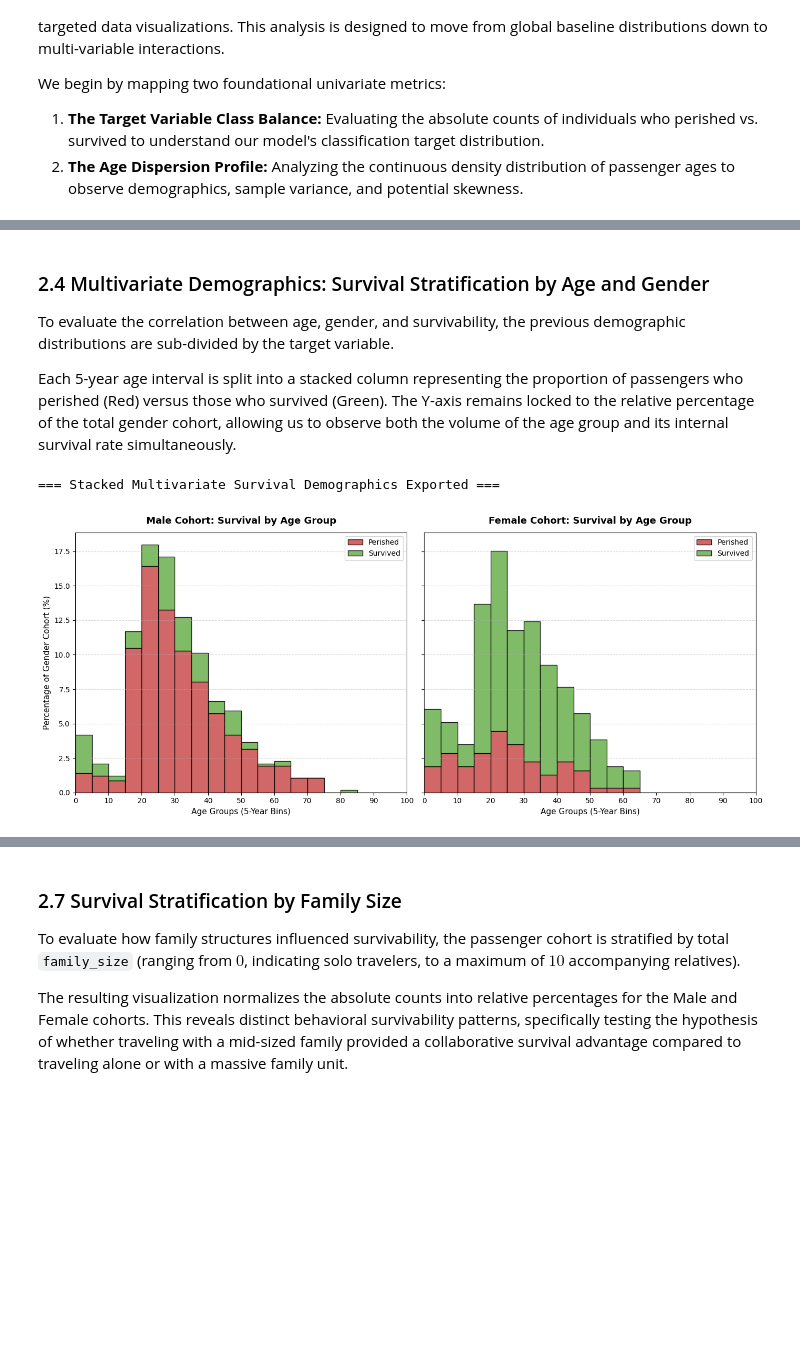
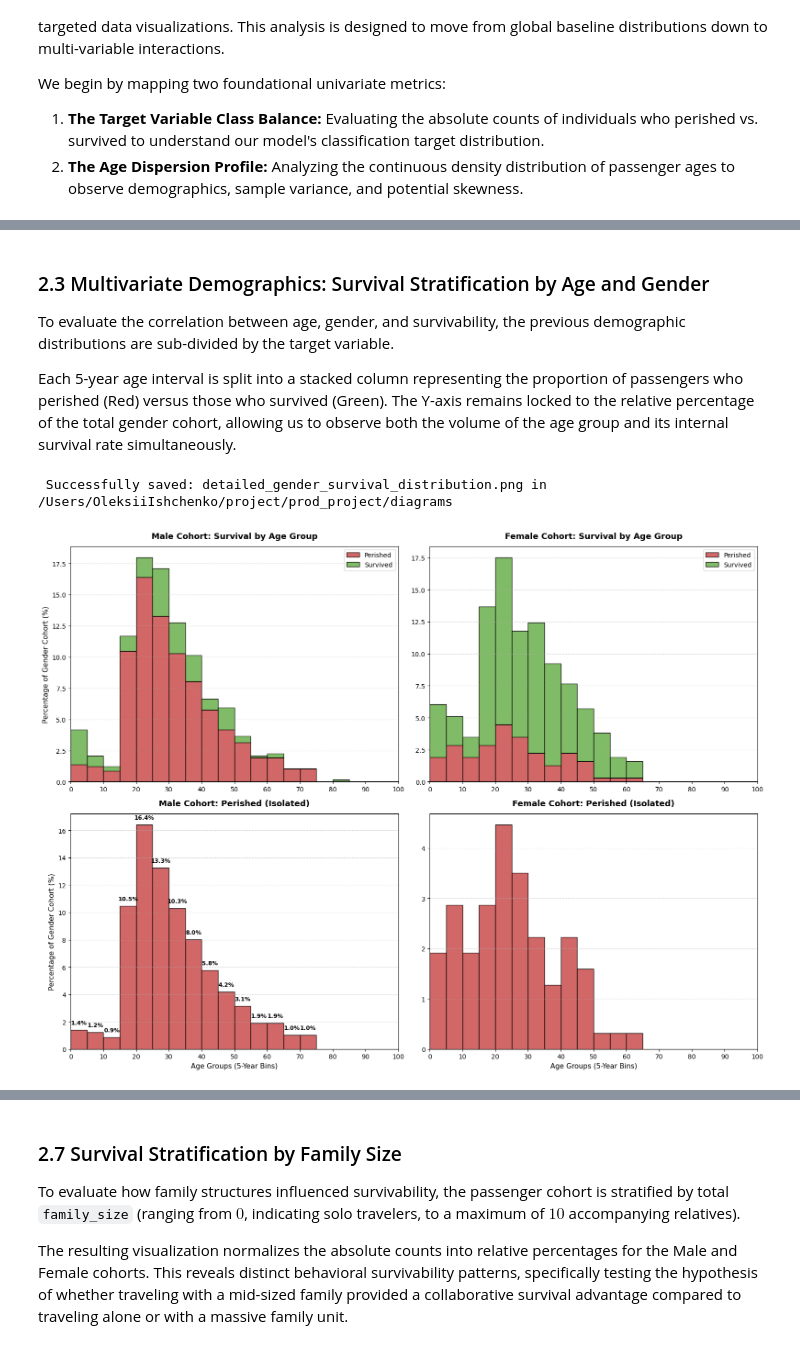
Before and after one commit to oishchen42/MLOps_course, a Jupyter notebook: notebook/week1_titanic1.ipynb, the cells around one changed output, grey strips where cells are left out. Cells and saved outputs as stored; diff of their text form; code cells hidden in the pictures; blank space fills up the shorter version.

Commit message:
add: succincter version for week1 + update README

```diff
--- a/notebook/week1_titanic1.ipynb
+++ b/notebook/week1_titanic1.ipynb
@@ -23,9 +23,13 @@ The dataset analyzed throughout this research is located within the verified pat
 # %%
 import pandas as pd
 import numpy as np
+from pathlib import Path
+
+TITANIC_DIR = Path("../mlops/week-1/data")
+TITANIC_PATH = TITANIC_DIR / "titanic.csv"
 
 ## Path to the data in my configuration
-df = pd.read_csv("titanic.csv")
+df = pd.read_csv(TITANIC_PATH)
 
 print("=== 1. CSV DATA GIVEN IN THE TITANIC DATASET ===")
 print(df.info())
@@ -204,66 +161,15 @@ print("=== Gender Age Demographics Exported Successfully ===")
 # %% [markdown]
-### 2.4 Multivariate Demographics: Survival Stratification by Age and Gender
+### 2.3 Multivariate Demographics: Survival Stratification by Age and Gender
 
 To evaluate the correlation between age, gender, and survivability, the previous demographic distributions are sub-divided by the target variable.
 
 Each 5-year age interval is split into a stacked column representing the proportion of passengers who perished (Red) versus those who survived (Green). The Y-axis remains locked to the relative percentage of the total gender cohort, allowing us to observe both the volume of the age group and its internal survival rate simultaneously.
 # %%
-bins = np.linspace(0, 100, 21)
+import supply
+from pathlib import Path
 
-# Isolate the gender groups (The Dataframes)
-male_df = df[df['sex'] == 1]
-female_df = df[df['sex'] == 0]
-
-# Split each gender into Survived (1) and Perished (0) age arrays
-male_died = male_df[male_df['survived'] == 0]['age']
-male_survived = male_df[male_df['survived'] == 1]['age']
-
-female_died = female_df[female_df['survived'] == 0]['age']
-female_survived = female_df[female_df['survived'] == 1]['age']
-
-# Compute weight vectors (relative to the TOTAL gender population)
-mw_died = np.ones_like(male_died) * 100.0 / len(male_df)
-mw_surv = np.ones_like(male_survived) * 100.0 / len(male_df)
-
-fw_died = np.ones_like(female_died) * 100.0 / len(female_df)
-fw_surv = np.ones_like(female_survived) * 100.0 / len(female_df)
-
-# Initialize the multi-panel shared Y-axis canvas
-fig, ax = plt.subplots(ncols=2, figsize=(14, 6), sharey=True)
-
-# Define the thematic colors (Red for Perished, Green for Survived)
-colors = ['#c94c4c', '#6ab04c']
-labels = ['Perished', 'Survived']
-
-# --- Panel 1: Male Stacked Survival ---
-# Notice we pass a LIST of arrays [died, survived] and stacked=True
-ax[0].hist([male_died, male_survived], bins=bins, weights=[mw_died, mw_surv],
-           stacked=True, color=colors, edgecolor='black', alpha=0.85, label=labels)
-ax[0].set_title("Male Cohort: Survival by Age Group", fontsize=13, fontweight='bold', pad=12)
-ax[0].set_xlabel("Age Groups (5-Year Bins)", fontsize=11)
-ax[0].set_ylabel("Percentage of Gender Cohort (%)", fontsize=11)
-ax[0].set_xlim(0, 100)
-ax[0].set_xticks(np.arange(0, 101, 10))
-ax[0].legend(loc='upper right')
-ax[0].grid(axis='y', linestyle='--', alpha=0.5)
-
-# --- Panel 2: Female Stacked Survival ---
-ax[1].hist([female_died, female_survived], bins=bins, weights=[fw_died, fw_surv],
-           stacked=True, color=colors, edgecolor='black', alpha=0.85, label=labels)
-ax[1].set_title("Female Cohort: Survival by Age Group", fontsize=13, fontweight='bold', pad=12)
-ax[1].set_xlabel("Age Groups (5-Year Bins)", fontsize=11)
-ax[1].set_xlim(0, 100)
-ax[1].set_xticks(np.arange(0, 101, 10))
-ax[1].legend(loc='upper right')
-ax[1].grid(axis='y', linestyle='--', alpha=0.5)
-
-# Optimize spatial geometry to prevent edge truncation
-plt.tight_layout()
-
-# Export the high-fidelity visualization artifact directly to storage
-fig.savefig("stacked_gender_survival_distribution.png", dpi=300)
-print("=== Stacked Multivariate Survival Demographics Exported ===")
+supply.plot_detailed_gender_survival(df)
 # %% [output]
-=== Stacked Multivariate Survival Demographics Exported ===
+ Successfully saved: detailed_gender_survival_distribution.png in /Users/OleksiiIshchenko/project/prod_project/diagrams
-[figure, old version]
+[figure, new version]
 # %% [markdown]
```
Also changed, not shown: parts of 15 cells of this notebook, 11 other files.
